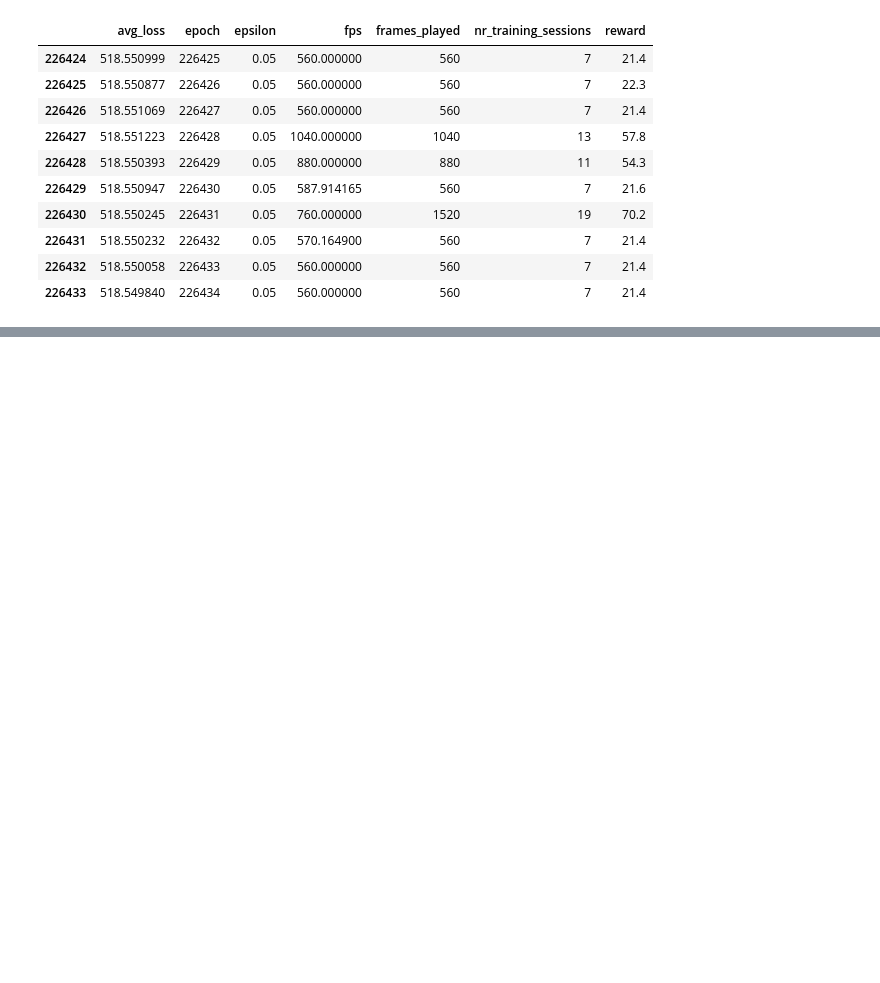
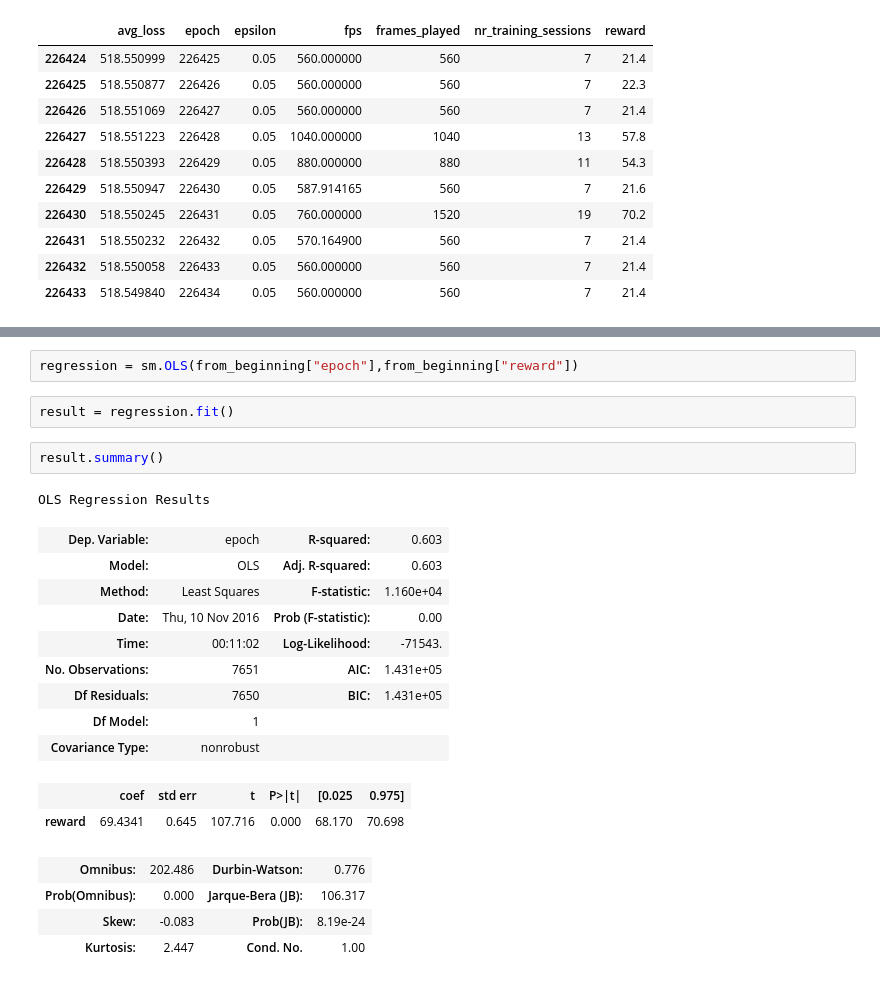
Before and after one commit to PeerM/neslearn_bachelor, a Jupyter notebook: hsa/notebooks/evaluate_v_keras.ipynb, the cells around one changed output, grey strips where cells are left out. Saved outputs shown, nothing was run; the diff lists cells and outputs as text; blank space fills up the shorter version.

```diff
--- a/hsa/notebooks/evaluate_v_keras.ipynb
+++ b/hsa/notebooks/evaluate_v_keras.ipynb
@@ -108,0 +118,23 @@ array([[<matplotlib.axes._subplots.AxesSubplot object at 0x...>,
+# %%
+regression = sm.OLS(from_beginning["epoch"],from_beginning["reward"])
+# %%
+result = regression.fit()
+# %%
+result.summary()
+# %% [output]
+OLS Regression Results
+| Dep. Variable: | epoch | R-squared: | 0.603 |
+| Model: | OLS | Adj. R-squared: | 0.603 |
+| Method: | Least Squares | F-statistic: | 1.160e+04 |
+| Date: | Thu, 10 Nov 2016 | Prob (F-statistic): | 0.00 |
+| Time: | 00:11:02 | Log-Likelihood: | -71543. |
+| No. Observations: | 7651 | AIC: | 1.431e+05 |
+| Df Residuals: | 7650 | BIC: | 1.431e+05 |
+| Df Model: | 1 |  |  |
+| Covariance Type: | nonrobust |  |  |
+|  | coef | std err | t | P>|t| | [0.025 | 0.975] |
+| reward | 69.4341 | 0.645 | 107.716 | 0.000 | 68.170 | 70.698 |
+| Omnibus: | 202.486 | Durbin-Watson: | 0.776 |
+| Prob(Omnibus): | 0.000 | Jarque-Bera (JB): | 106.317 |
+| Skew: | -0.083 | Prob(JB): | 8.19e-24 |
+| Kurtosis: | 2.447 | Cond. No. | 1.00 |
```
Also changed, not shown: parts of 13 cells of this notebook, 1 other file.
